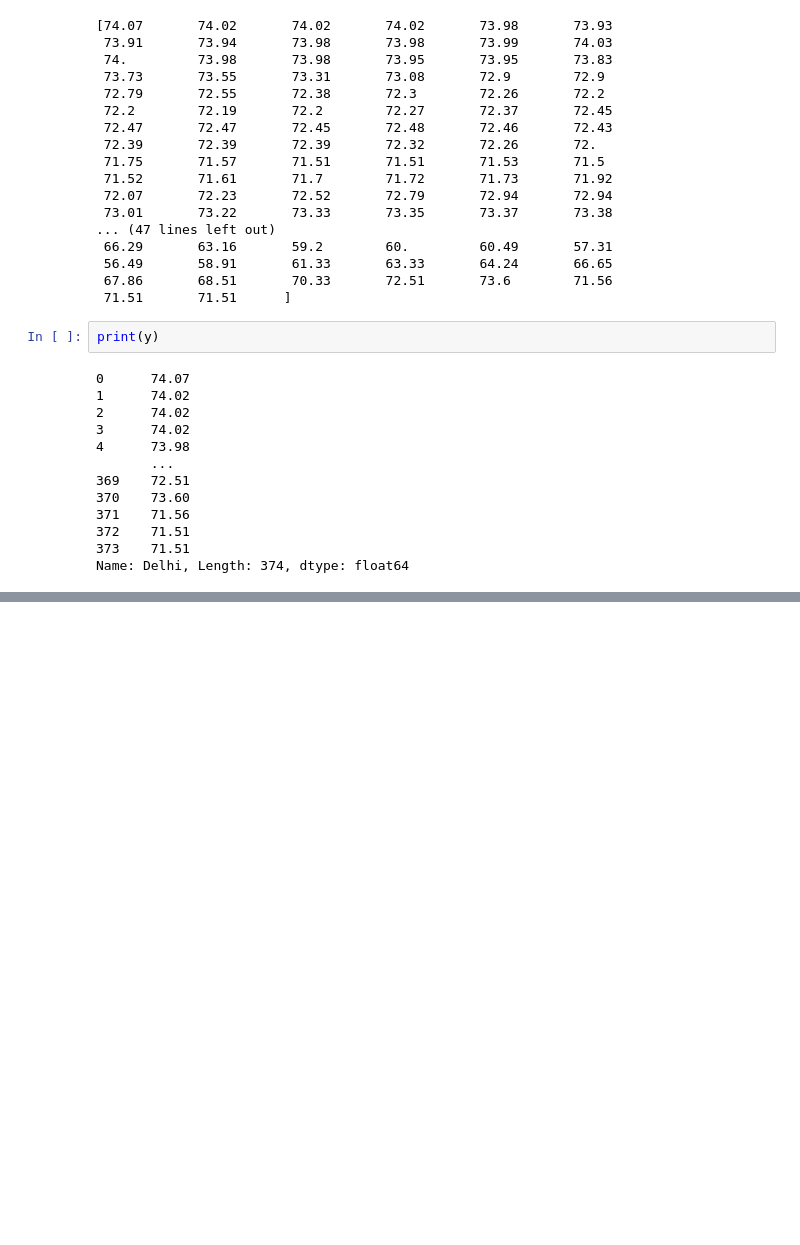
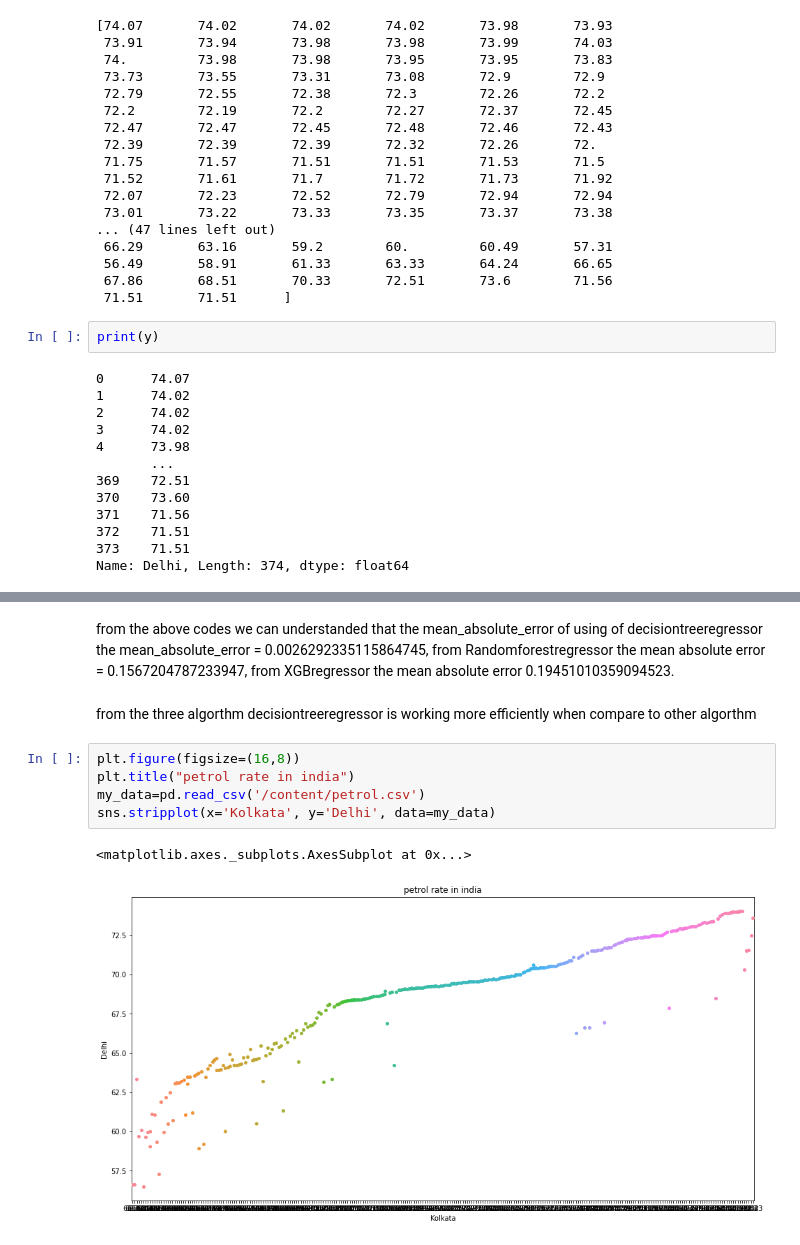
Before and after one commit to venkateswararao7/BASIC-ML, a Jupyter notebook: petrol_data.ipynb, the cells around one changed output, grey strips where cells are left out. Drawn from its saved outputs; the diff is of its cells as text; blank space fills up the shorter version.

```diff
--- a/petrol_data.ipynb
+++ b/petrol_data.ipynb
@@ -165,0 +244,14 @@ completed
+# %% [markdown]
+from the above codes  we can understanded that the mean_absolute_error of using of  decisiontreeregressor  the mean_absolute_error = 0.0026292335115864745,
+from Randomforestregressor the  mean absolute error = 0.1567204787233947,
+from XGBregressor  the mean absolute error 0.19451010359094523.
+# %% [markdown]
+from the three algorthm  decisiontreeregressor is working more efficiently when compare to other algorthm
+# %%
+plt.figure(figsize=(16,8))
+plt.title("petrol rate in india")
+my_data=pd.read_csv('/content/petrol.csv')
+sns.stripplot(x='Kolkata', y='Delhi', data=my_data)
+# %% [output]
+<matplotlib.axes._subplots.AxesSubplot at 0x...>
+[figure, added]
```
Also changed, not shown: parts of 9 cells of this notebook.
